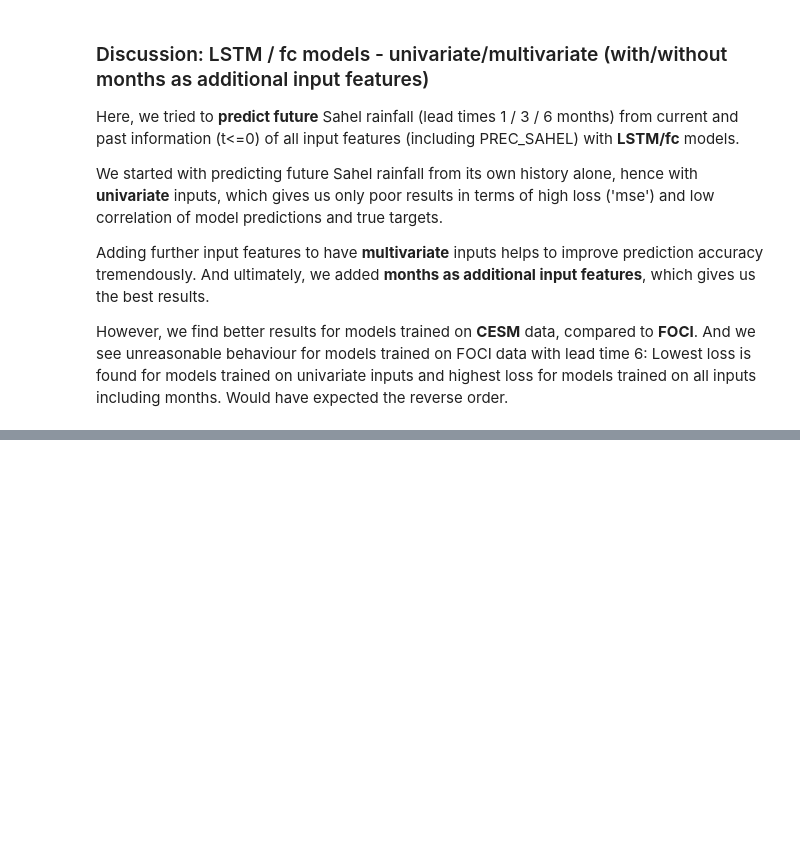
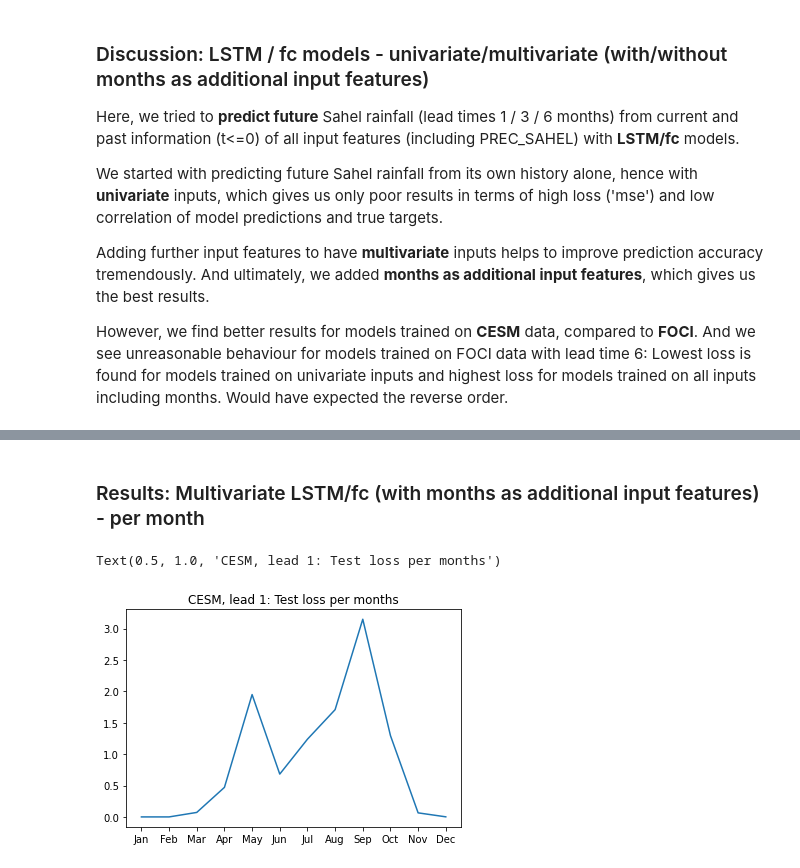
Before and after one commit to MarcoLandtHayen/predict_sahel_rainfall, a Jupyter notebook: notebooks/3_pred_sahel_rainfall_LSTM_fc.ipynb, the cells around one changed output, grey strips where cells are left out. Cells and saved outputs as stored; diff of their text form; code cells hidden in the pictures; blank space fills up the shorter version.

Commit message:
Try to train separate LSTM/fc models per months (#38)

```diff
--- a/notebooks/3_pred_sahel_rainfall_LSTM_fc.ipynb
+++ b/notebooks/3_pred_sahel_rainfall_LSTM_fc.ipynb
@@ -94,10 +94,10 @@ learning_rate = 0.005
 loss_function = 'mse'
 # %%
 # Set choice of ESMs:
-ESMs = ['CESM', 'FOCI']
+ESMs = ['CESM']#, 'FOCI']
 
 # Set choice of lead times:
-lead_times = [1,3,6]
+lead_times = [1]#,3,6]
 
 # Set number of runs per setting:
 n_runs = 3
@@ -596,0 +780,45 @@ And we see unreasonable behaviour for models trained on FOCI data with lead time
+# %%
+## Initializs storages for test loss (min) and correlation (max), where val loss takes its minimum,
+## dimension (#ESMs, #lead times, #months, #runs).
+test_loss_min = np.zeros((len(ESMs),len(lead_times),12,n_runs))
+test_correl_max = np.zeros((len(ESMs),len(lead_times),12,n_runs))
+
+## Initializs storages for mean test loss and correlation, averaged over all training runs,
+## dimension (#ESMs, #lead times, #months).
+test_loss_min_mean = np.zeros((len(ESMs),len(lead_times),12))
+test_correl_max_mean = np.zeros((len(ESMs),len(lead_times),12))
+
+## Loop over ESMs:
+for m in range(len(ESMs)):
+
+    ## Loop over lead times:
+    for l in range(len(lead_times)):
+
+        ## Loop over months:
+        for i in range(12):
+
+            # Loop over desired number of training runs:
+            for r in range(n_runs):
+
+                # Get epoch with minimum validation loss for current ESM, lead time and training run:
+                e_min = np.argmin(val_loss_all[m,l,i,r])
+
+                # Store corresponding test loss and correlation:
+                test_loss_min[m,l,i,r] = test_loss_all[m,l,i,r,e_min]
+                test_correl_max[m,l,i,r] = test_correl_all[m,l,i,r,e_min]
+
+            # Get mean test loss and correlation over all training runs, for current ESM and lead time:
+            test_loss_min_mean[m,l,i] = np.mean(test_loss_min[m,l,i])
+            test_correl_max_mean[m,l,i] = np.mean(test_correl_max[m,l,i])
+# %% [markdown]
+### Results: Multivariate LSTM/fc (with months as additional input features) - per month
+# %%
+# Set array of months:
+months_text = ['Jan','Feb','Mar','Apr','May','Jun','Jul','Aug','Sep','Oct','Nov','Dec']
+
+# Plot test loss over months:
+plt.plot(months_text,test_loss_min_mean[0,0])
+plt.title('CESM, lead 1: Test loss per months')
+# %% [output]
+Text(0.5, 1.0, 'CESM, lead 1: Test loss per months')
+[figure, added]
```
Also changed, not shown: parts of 7 cells of this notebook, 10 other files.
